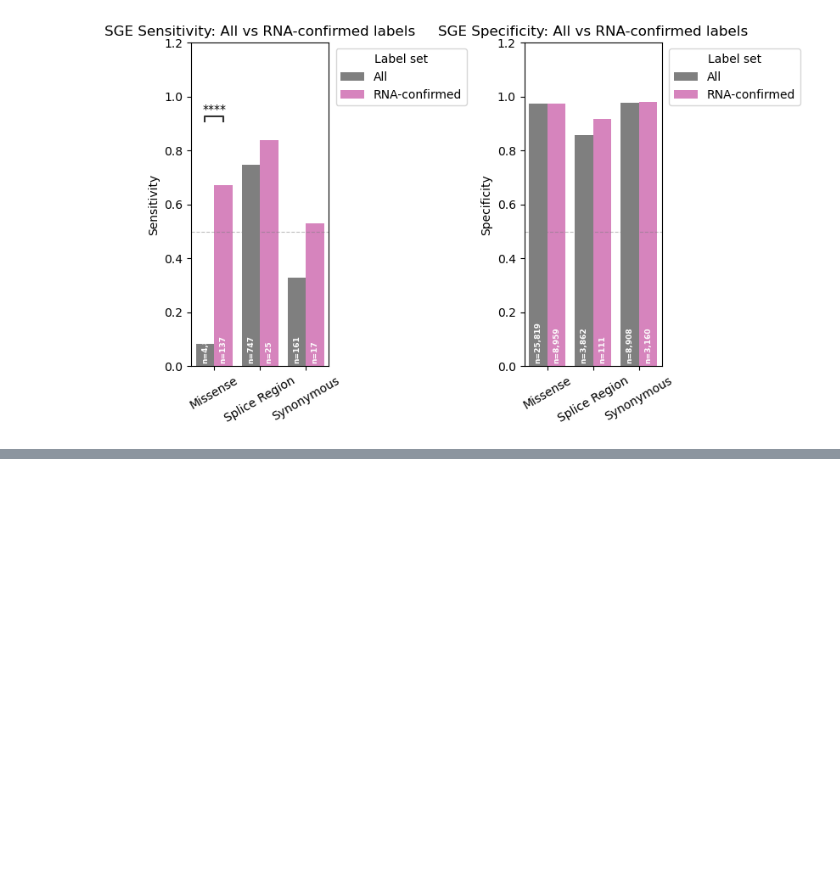
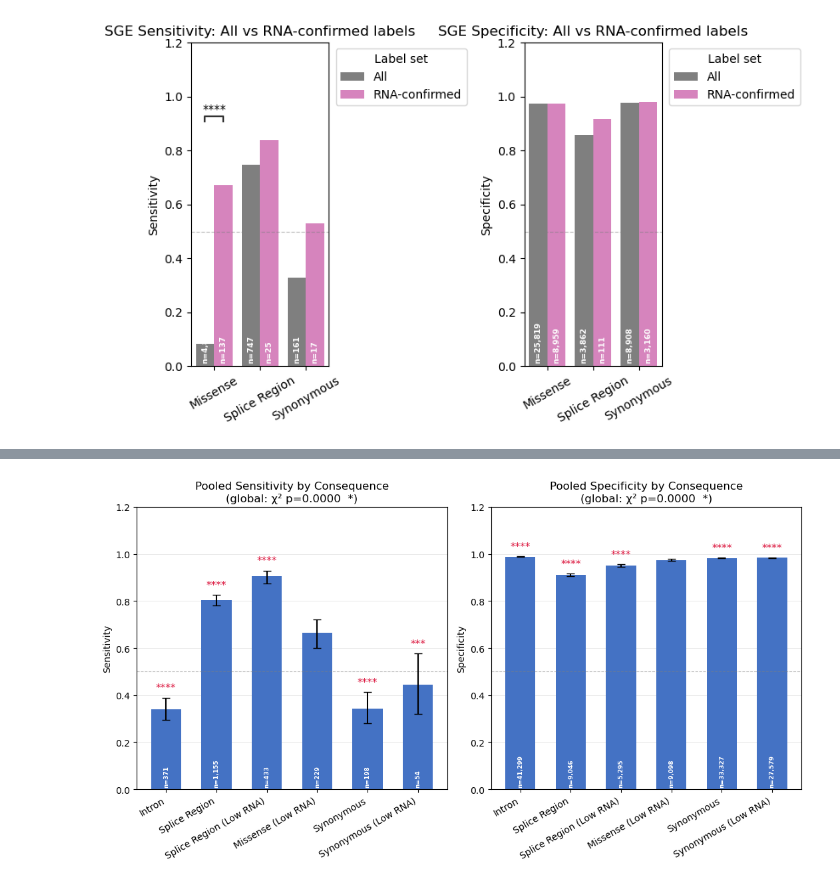
Before and after one commit to ivanw314/PillarProject_CAVA_Analysis, a Jupyter notebook: Notebooks/PP_SpliceAI_Joint_benchmarking.ipynb, the cells around one changed output, grey strips where cells are left out. Drawn from its saved outputs; the diff is of its cells as text; code cells hidden in the pictures; blank space fills up the shorter version.

Commit message:
Update PP_SpliceAI_Joint_benchmarking.ipynb
Added summary consequence analysis

```diff
--- a/Notebooks/PP_SpliceAI_Joint_benchmarking.ipynb
+++ b/Notebooks/PP_SpliceAI_Joint_benchmarking.ipynb
@@ -414,0 +533,70 @@ plt.show()
+# %%
+def star_label(p):
+    if p < 0.0001: return '****'
+    if p < 0.001:  return '***'
+    if p < 0.01:   return '**'
+    return '*'
+
+
+def plot_combined_comparison(summary_df, posthoc_df, p_glob_sens, p_glob_spec):
+    cons_order = summary_df['consequence'].tolist()
+    merged     = summary_df.merge(posthoc_df, on='consequence')
+
+    fig, axes = plt.subplots(1, 2, figsize=(max(10, len(cons_order) * 1.8), 6))
+
+    specs = [
+        ('sensitivity', 'p_sensitivity', 'tp',  'n_pos', p_glob_sens),
+        ('specificity', 'p_specificity', 'tn',  'n_neg', p_glob_spec),
+    ]
+
+    for ax, (metric, p_col, k_col, n_col, p_global) in zip(axes, specs):
+        x = np.arange(len(cons_order))
+
+        # Wilson 95% CIs from exact counts
+        lo_errs, hi_errs = [], []
+        for _, row in merged.iterrows():
+            lo, hi = proportion_confint(int(row[k_col]), int(row[n_col]),
+                                        alpha=0.05, method='wilson')
+            lo_errs.append(row[metric] - lo)
+            hi_errs.append(hi - row[metric])
+
+        ax.bar(x, merged[metric], color='#4472C4', width=0.6, zorder=2)
+        ax.errorbar(x, merged[metric], yerr=[lo_errs, hi_errs],
+                    fmt='none', color='black', capsize=4, linewidth=1.5, zorder=3)
+
+        # n labels inside bars
+        for i, (_, row) in enumerate(merged.iterrows()):
+            ax.text(i, 0.01, f'n={int(row[n_col]):,}',
+                    ha='center', va='bottom', fontsize=6.5,
+                    color='white', fontweight='bold', rotation=90)
+
+        # Asterisks above bars for significant one-vs-rest
+        # (only shown if global test was significant)
+        if p_global < 0.05:
+            for i, (_, row) in enumerate(merged.iterrows()):
+                p = row[p_col]
+                if p < 0.05:
+                    bar_top = row[metric] + hi_errs[i]
+                    ax.text(i, bar_top + 0.02, star_label(p),
+                            ha='center', va='bottom', fontsize=11, color='crimson')
+
+        global_str = f'χ² p={p_global:.4f}' + ('  *' if p_global < 0.05 else '  ns')
+        ax.set_title(f'Pooled {metric.capitalize()} by Consequence\n(global: {global_str})')
+        ax.set_xlabel('')
+        ax.set_ylabel(metric.capitalize())
+        ax.set_ylim(0, 1.2)
+        ax.set_xticks(x)
+        ax.set_xticklabels(cons_order, rotation=30, ha='right')
+        ax.axhline(0.5, color='grey', linestyle='--', linewidth=0.8, alpha=0.5)
+        ax.grid(axis='y', linewidth=0.5, alpha=0.4, zorder=0)
+
+    plt.tight_layout()
+    return fig
+
+
+fig_combined = plot_combined_comparison(
+    summary_df, posthoc_df, p_glob_sens_adj, p_glob_spec_adj
+)
+plt.show()
+# %% [output]
+[figure, added]
```
Also changed, not shown: parts of 1 cell of this notebook.
